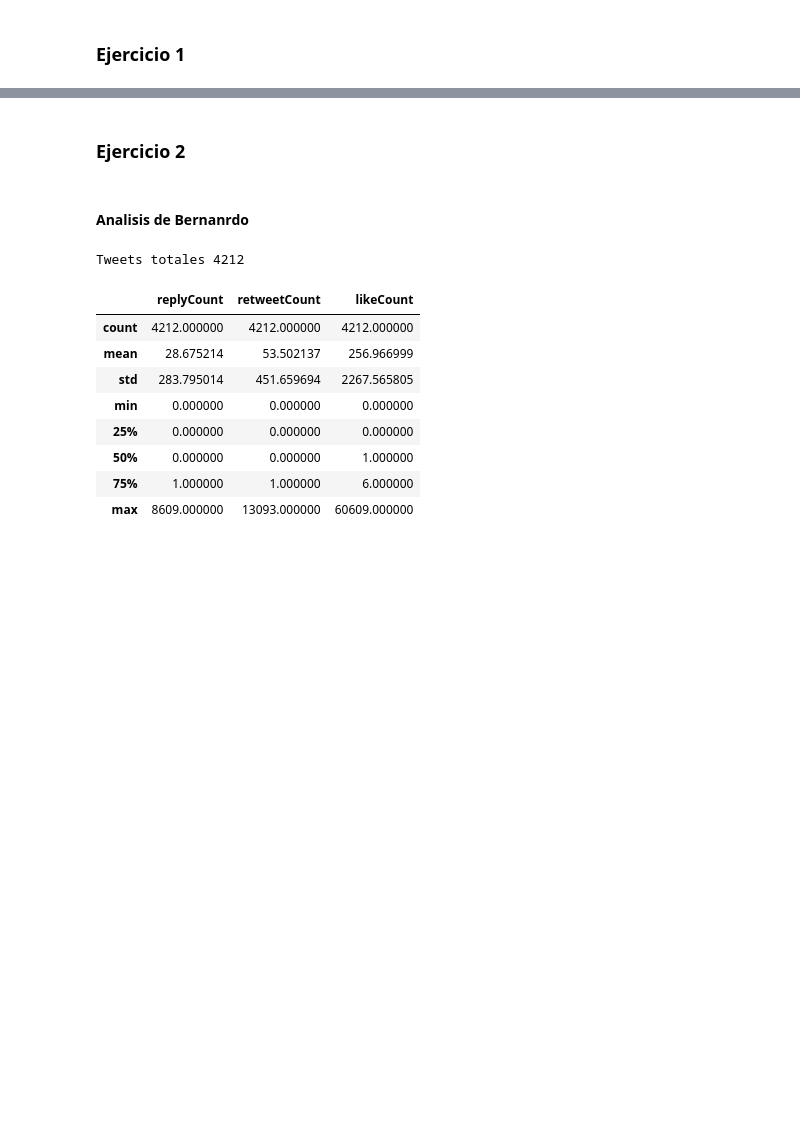
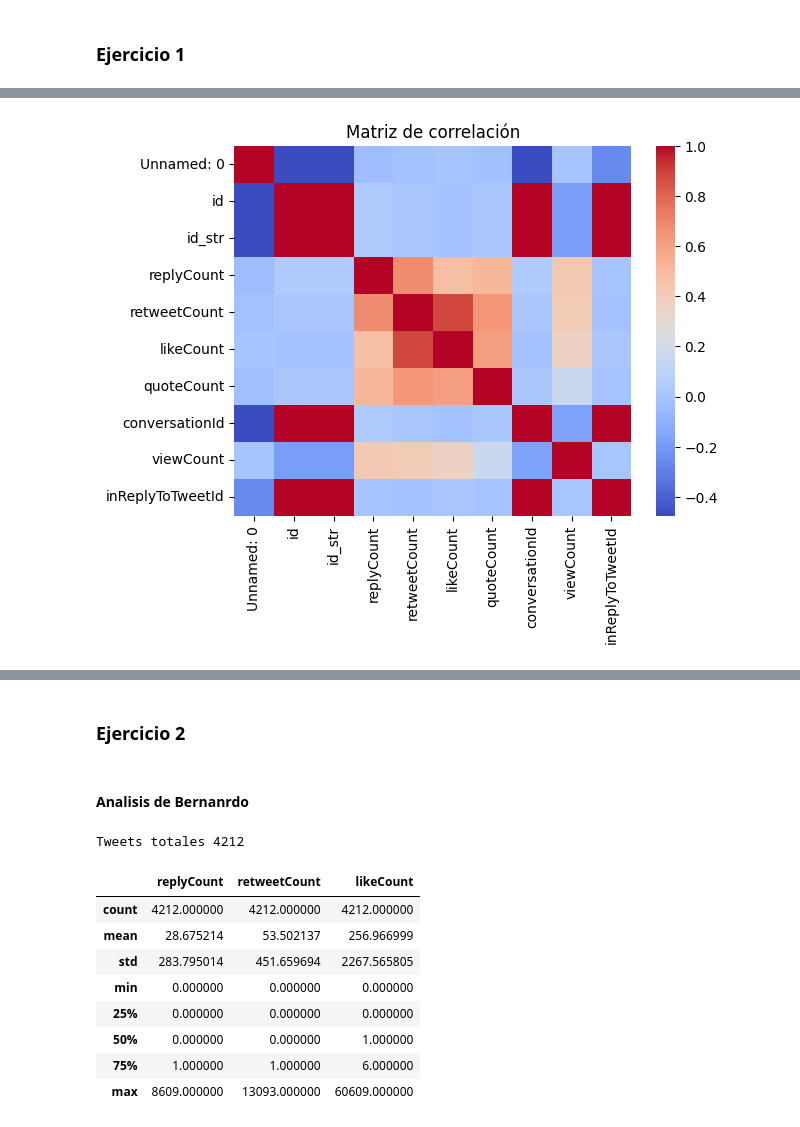
Before and after one commit to Manuel-Archila/Lab6_DS, a Jupyter notebook: Lab6.ipynb, the cells around one changed output, grey strips where cells are left out. Cells and saved outputs as stored; diff of their text form; code cells hidden in the pictures; blank space fills up the shorter version.

```diff
--- a/Lab6.ipynb
+++ b/Lab6.ipynb
@@ -47,7 +51,7 @@ trafico['rawContent'] = trafico['rawContent'].str.lower()
 bernardo['rawContent'] = bernardo['rawContent'].str.lower()
 sandra['rawContent'] = sandra['rawContent'].str.lower()
 # Quitar caracteres especiales
-trafico['rawContent'] = trafico['rawContent'].apply(lambda x: re.sub(r'[^a-zA-Z\s]', '', x))
+trafico['rawContent'] = trafico['rawContent'].apply(lambda x: re.sub(r'[^a-zA-Z0-9\s]', '', x))
 bernardo['rawContent'] = bernardo['rawContent'].apply(lambda x: re.sub(r'[^a-zA-Z\s]', '', x))
 sandra['rawContent'] = sandra['rawContent'].apply(lambda x: re.sub(r'[^a-zA-Z\s]', '', x))
 # Quitar links
@@ -117,0 +157,7 @@ sandra['rawContent'] = sandra['rawContent'].apply(lambda x: remove_stopwords(x))
+# %%
+correlation_matrix = trafico.corr()
+sns.heatmap(correlation_matrix, cmap='coolwarm')
+plt.title("Matriz de correlación")
+plt.show()
+# %% [output]
+[figure, added]
```
Also changed, not shown: parts of 13 cells of this notebook.
